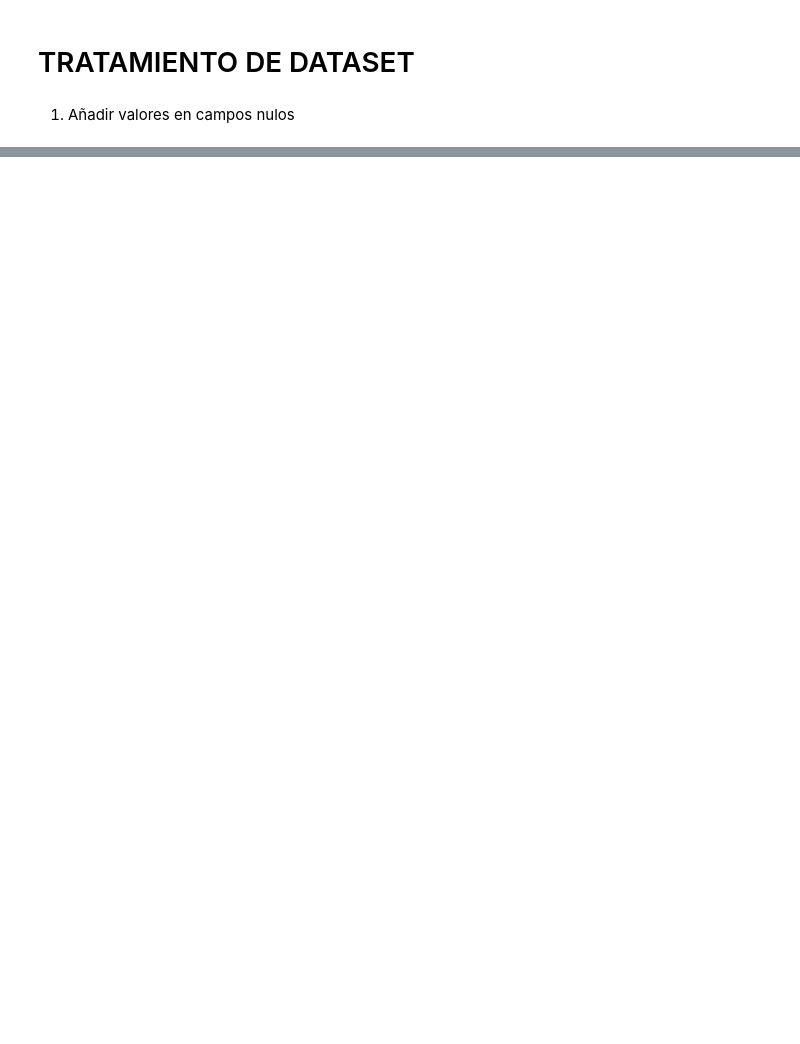
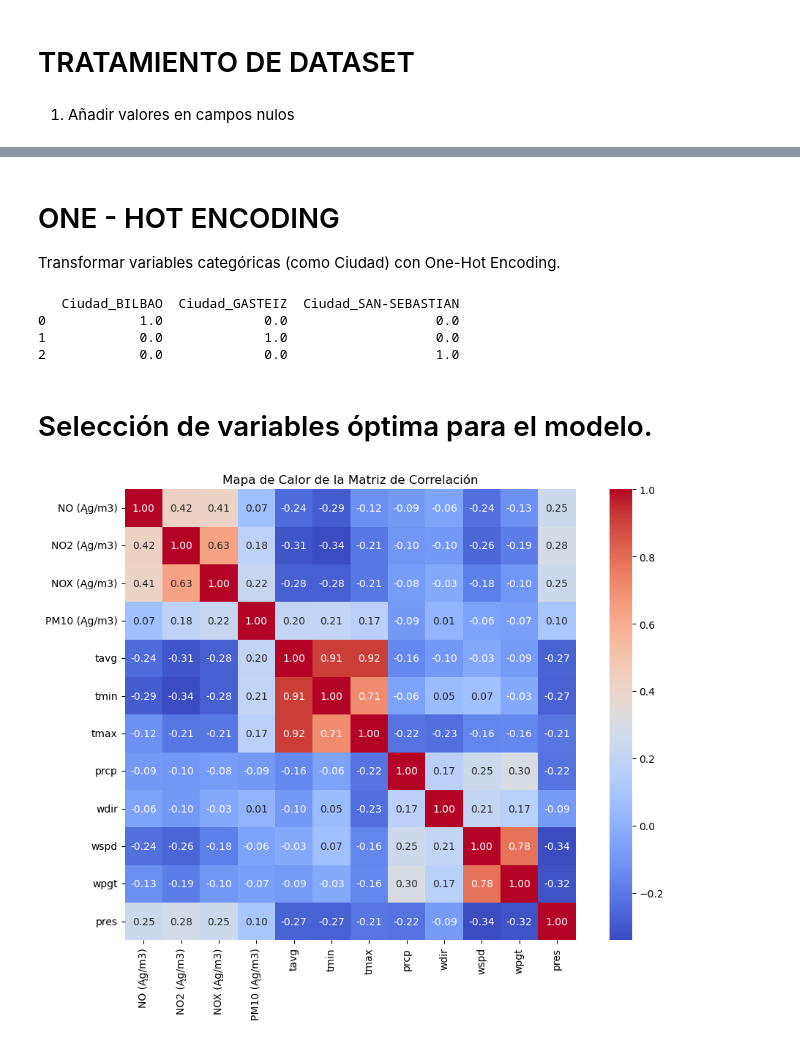
Before and after one commit to mkltc/RETO3, a Jupyter notebook: pia.ipynb, the cells around one changed output, grey strips where cells are left out. Drawn from its saved outputs; the diff is of its cells as text; code cells hidden in the pictures; blank space fills up the shorter version.

```diff
--- a/pia.ipynb
+++ b/pia.ipynb
@@ -179,0 +297,49 @@ dtype: int64
+# %% [markdown]
+# ONE - HOT ENCODING
+Transformar variables categóricas (como Ciudad) con One-Hot Encoding.
+# %%
+from sklearn.preprocessing import OneHotEncoder
+import pandas as pd
+
+# Lista de ciudades
+ciudades = ['BILBAO', 'GASTEIZ', 'SAN-SEBASTIAN']
+
+# Crear un DataFrame
+df = pd.DataFrame({'Ciudad': ciudades})
+
+# Inicializar el OneHotEncoder
+encoder = OneHotEncoder(sparse_output=False)
+
+# Ajustar y transformar la columna 'ciudad'
+encoded_data = encoder.fit_transform(df[['Ciudad']])
+
+# Crear un DataFrame con las columnas correspondientes
+df_encoded = pd.DataFrame(encoded_data, columns=encoder.get_feature_names_out(['Ciudad']))
+
+# Mostrar el resultado
+print(df_encoded)
+# %% [output]
+   Ciudad_BILBAO  Ciudad_GASTEIZ  Ciudad_SAN-SEBASTIAN
+0            1.0             0.0                   0.0
+1            0.0             1.0                   0.0
+2            0.0             0.0                   1.0
+# %% [markdown]
+# Selección de variables óptima para el modelo.
+# %%
+import pandas as pd
+import matplotlib.pyplot as plt
+import seaborn as sns
+
+#Seleccionar solo las columnas numéricas
+numeric_columns = df.select_dtypes(include=['float64', 'int64'])
+
+#Calcular la matriz de correlación
+correlation_matrix = numeric_columns.corr()
+
+#Crear el mapa de calor
+plt.figure(figsize=(12, 8))
+sns.heatmap(correlation_matrix, annot=True, fmt=".2f", cmap="coolwarm", square=True, cbar=True)
+plt.title("Mapa de Calor de la Matriz de Correlación")
+plt.show()
+# %% [output]
+[figure, added]
```
Also changed, not shown: parts of 23 cells of this notebook, 2 other files.
